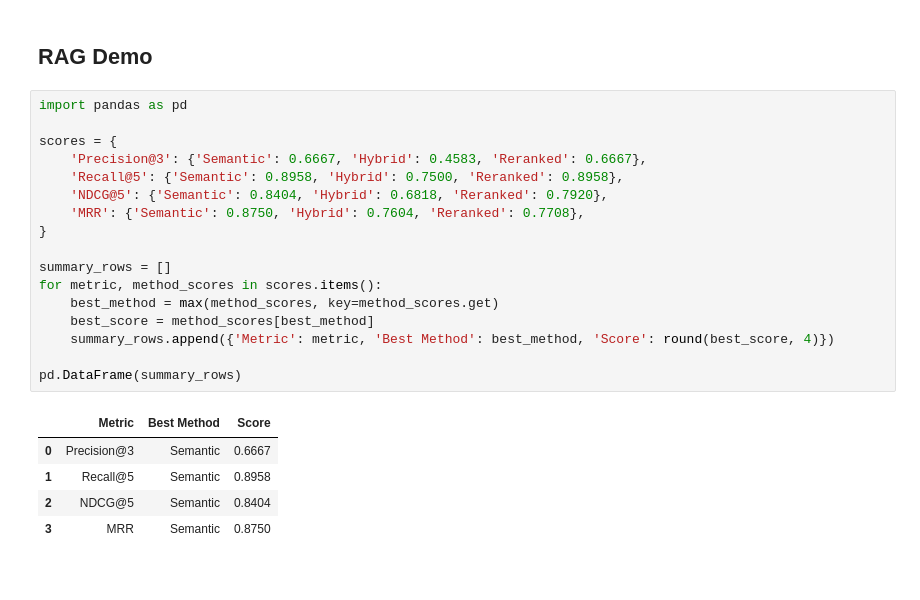
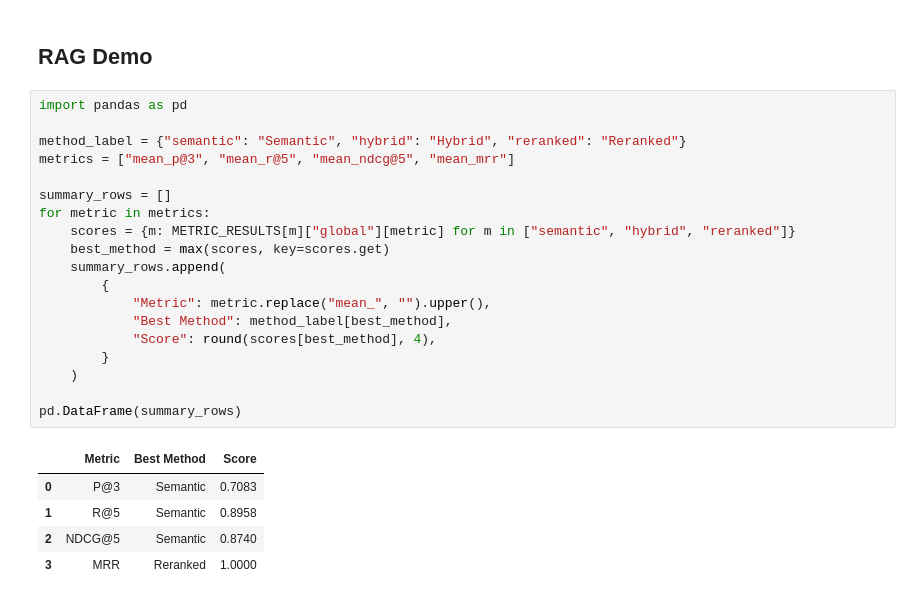
Before and after one commit to ParminderSinghGithub/FinSight, a Jupyter notebook: notebook.ipynb, the cells around one changed output. Drawn from its saved outputs; the diff is of its cells as text.

```diff
--- a/notebook.ipynb
+++ b/notebook.ipynb
@@ -193,24 +355,26 @@ plt.show()
 # %%
 import pandas as pd
 
-scores = {
-    'Precision@3': {'Semantic': 0.6667, 'Hybrid': 0.4583, 'Reranked': 0.6667},
-    'Recall@5': {'Semantic': 0.8958, 'Hybrid': 0.7500, 'Reranked': 0.8958},
-    'NDCG@5': {'Semantic': 0.8404, 'Hybrid': 0.6818, 'Reranked': 0.7920},
-    'MRR': {'Semantic': 0.8750, 'Hybrid': 0.7604, 'Reranked': 0.7708},
-}
+method_label = {"semantic": "Semantic", "hybrid": "Hybrid", "reranked": "Reranked"}
+metrics = ["mean_p@3", "mean_r@5", "mean_ndcg@5", "mean_mrr"]
 
 summary_rows = []
-for metric, method_scores in scores.items():
-    best_method = max(method_scores, key=method_scores.get)
-    best_score = method_scores[best_method]
-    summary_rows.append({'Metric': metric, 'Best Method': best_method, 'Score': round(best_score, 4)})
+for metric in metrics:
+    scores = {m: METRIC_RESULTS[m]["global"][metric] for m in ["semantic", "hybrid", "reranked"]}
+    best_method = max(scores, key=scores.get)
+    summary_rows.append(
+        {
+            "Metric": metric.replace("mean_", "").upper(),
+            "Best Method": method_label[best_method],
+            "Score": round(scores[best_method], 4),
+        }
+    )
 
 pd.DataFrame(summary_rows)
 # %% [output]
 |  | Metric | Best Method | Score |
-| 0 | Precision@3 | Semantic | 0.6667 |
-| 1 | Recall@5 | Semantic | 0.8958 |
-| 2 | NDCG@5 | Semantic | 0.8404 |
-| 3 | MRR | Semantic | 0.8750 |
+| 0 | P@3 | Semantic | 0.7083 |
+| 1 | R@5 | Semantic | 0.8958 |
+| 2 | NDCG@5 | Semantic | 0.8740 |
+| 3 | MRR | Reranked | 1.0000 |
 # %%
```
Also changed, not shown: parts of 8 cells of this notebook, 22 other files.
